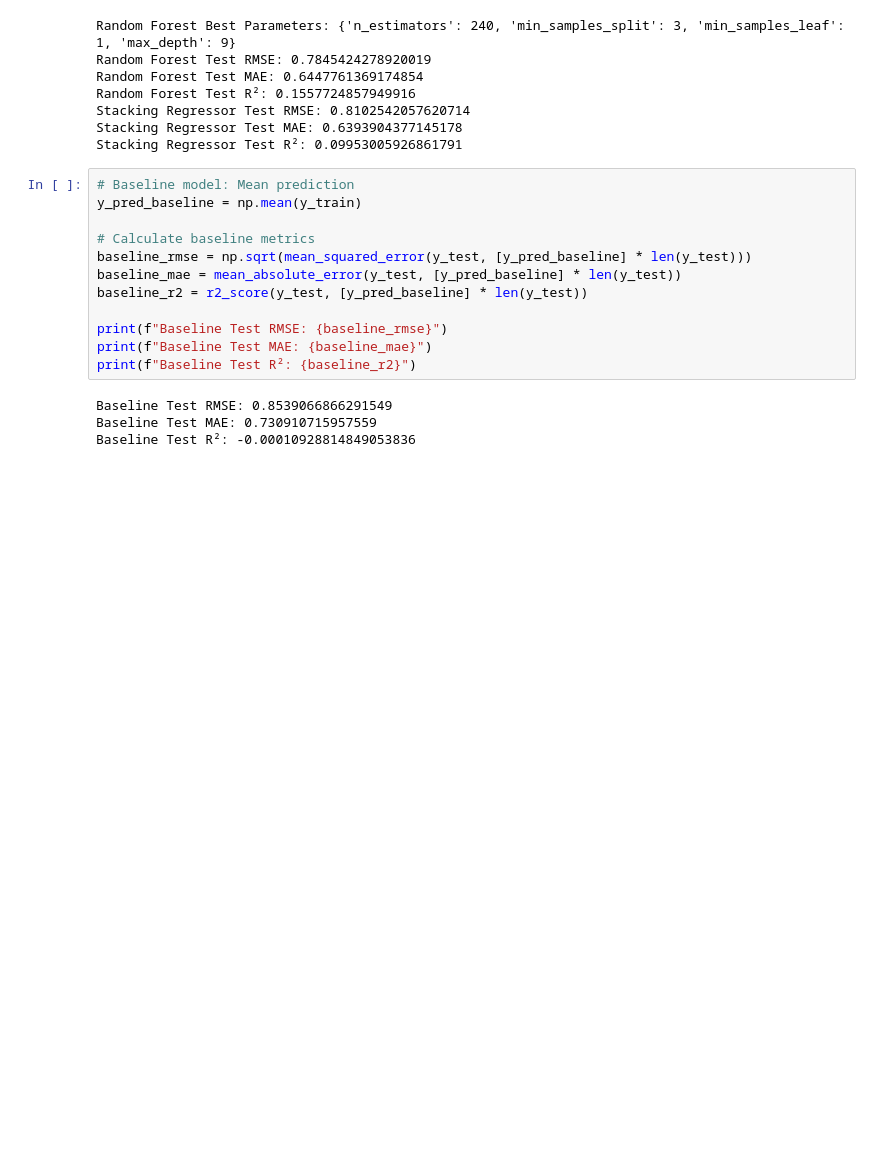
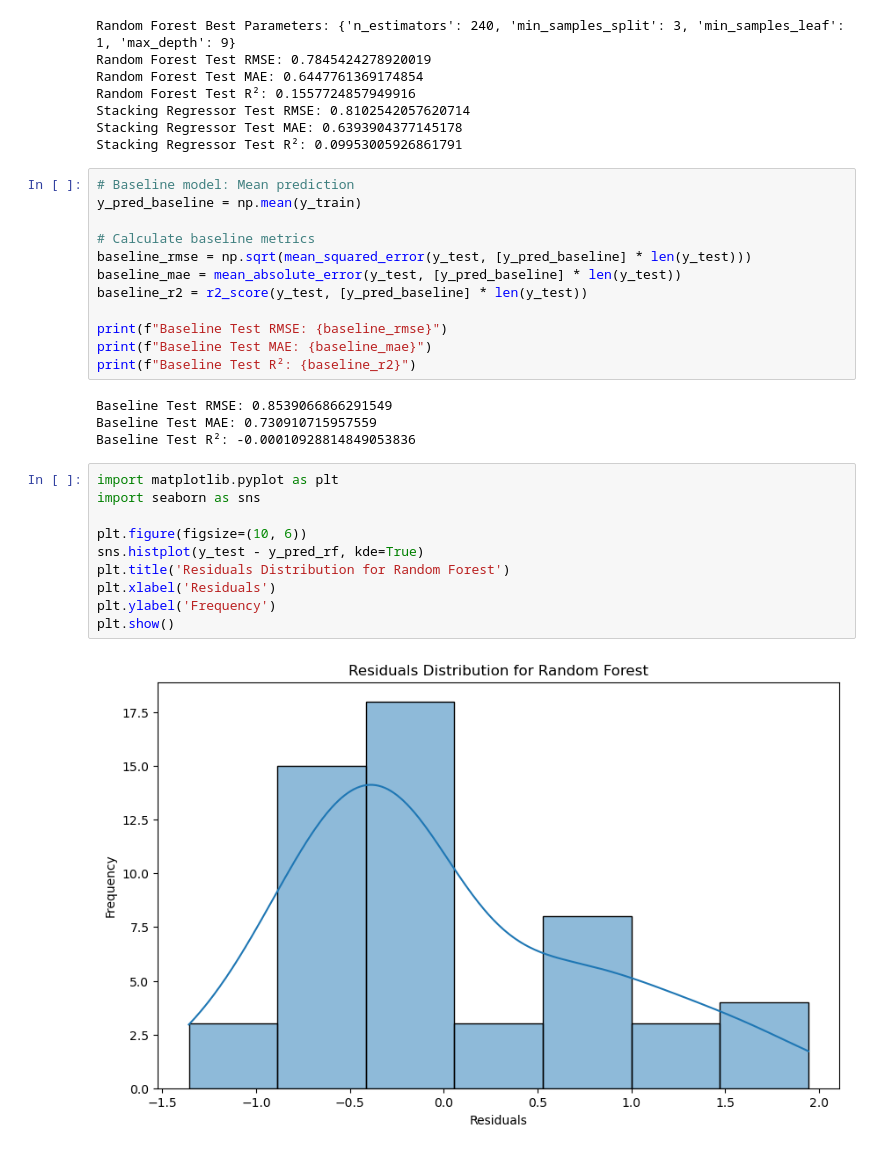
Before and after one commit to pauloarayasantiago/forest-fire-model, a Jupyter notebook: forest_fire_compiling_2.ipynb, the cells around one changed output. Saved outputs shown, nothing was run; the diff lists cells and outputs as text; blank space fills up the shorter version.

```diff
--- a/forest_fire_compiling_2.ipynb
+++ b/forest_fire_compiling_2.ipynb
@@ -207,3 +207,15 @@ print(f"Baseline Test R²: {baseline_r2}")
 Baseline Test RMSE: 0.8539066866291549
 Baseline Test MAE: 0.730910715957559
 Baseline Test R²: -0.00010928814849053836
+# %%
+import matplotlib.pyplot as plt
+import seaborn as sns
+
+plt.figure(figsize=(10, 6))
+sns.histplot(y_test - y_pred_rf, kde=True)
+plt.title('Residuals Distribution for Random Forest')
+plt.xlabel('Residuals')
+plt.ylabel('Frequency')
+plt.show()
+# %% [output]
+[figure, added]
```
Also changed, not shown: parts of 2 cells of this notebook, 1 other file.
